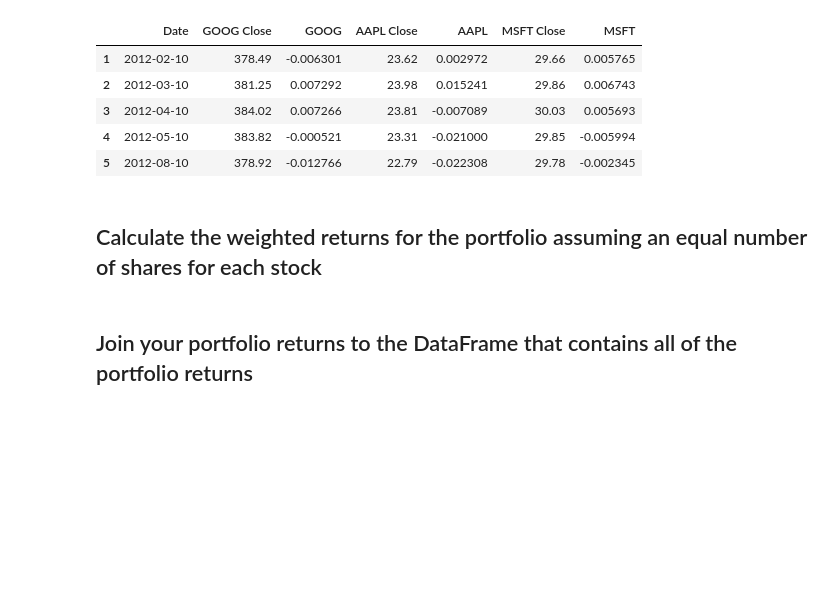
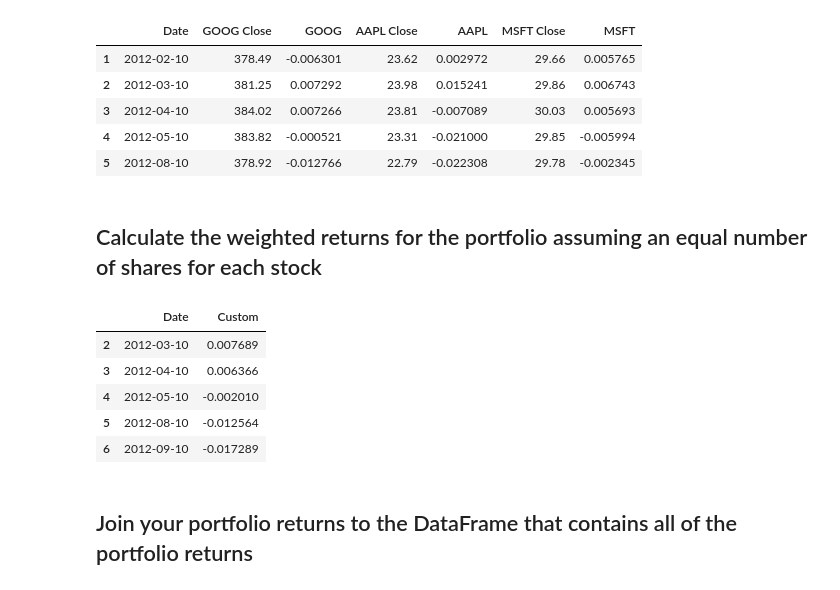
Before and after one commit to 2KAbhishek/whaleport, a Jupyter notebook: whaleport.ipynb, the cells around one changed output. Drawn from its saved outputs; the diff is of its cells as text; code cells hidden in the pictures; blank space fills up the shorter version.

Commit message:
Merge custom portfolio

```diff
--- a/whaleport.ipynb
+++ b/whaleport.ipynb
@@ -410,15 +410,24 @@ custom_df.head()
 # %%
 # Set weights
 weights = [1/3, 1/3, 1/3]
 
 # Calculate portfolio return
 custom_df['Portfolio Return'] = weights[0] * custom_df['GOOG Close'] + weights[1] * custom_df['AAPL Close'] + weights[2] * custom_df['MSFT Close']
 custom_df['Custom'] = custom_df['Portfolio Return'].pct_change()
 
 # Create a new df with only Date and Custom column
 my_portfolio = custom_df[['Date', 'Custom']].copy()
+my_portfolio.dropna(inplace=True)
 
 # Display sample data
+my_portfolio.head()
+# %% [output]
+|  | Date | Custom |
+| 2 | 2012-03-10 | 0.007689 |
+| 3 | 2012-04-10 | 0.006366 |
+| 4 | 2012-05-10 | -0.002010 |
+| 5 | 2012-08-10 | -0.012564 |
+| 6 | 2012-09-10 | -0.017289 |
 # %% [markdown]
 ## Join your portfolio returns to the DataFrame that contains all of the portfolio returns
 # %%
```
Also changed, not shown: parts of 2 cells of this notebook.
